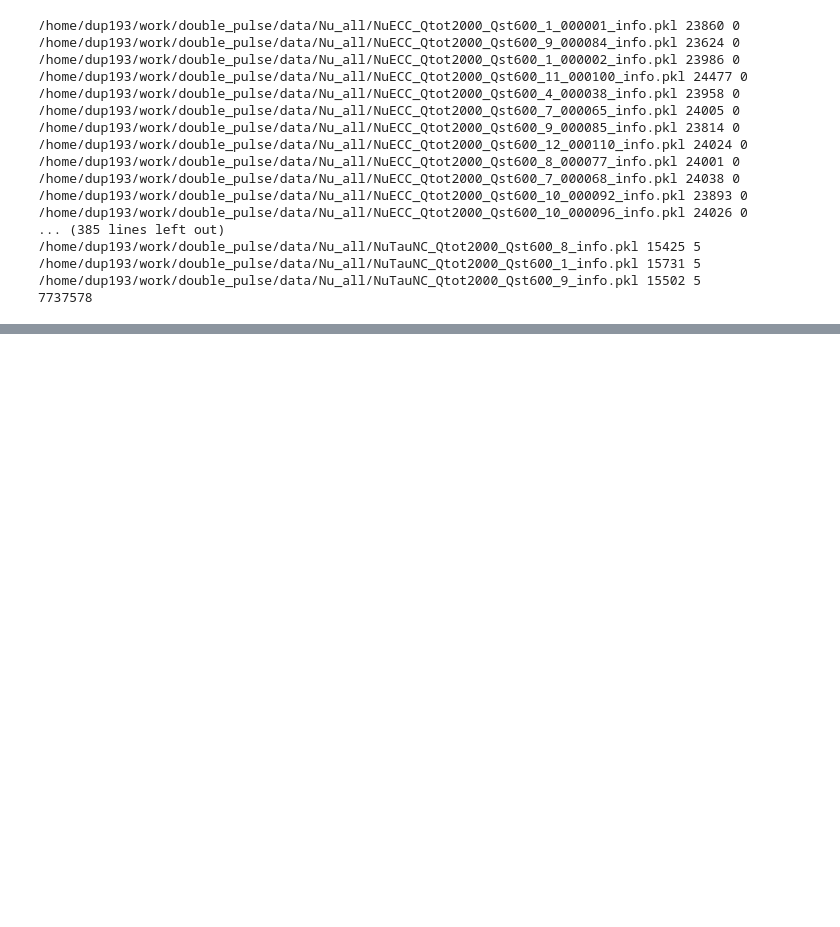
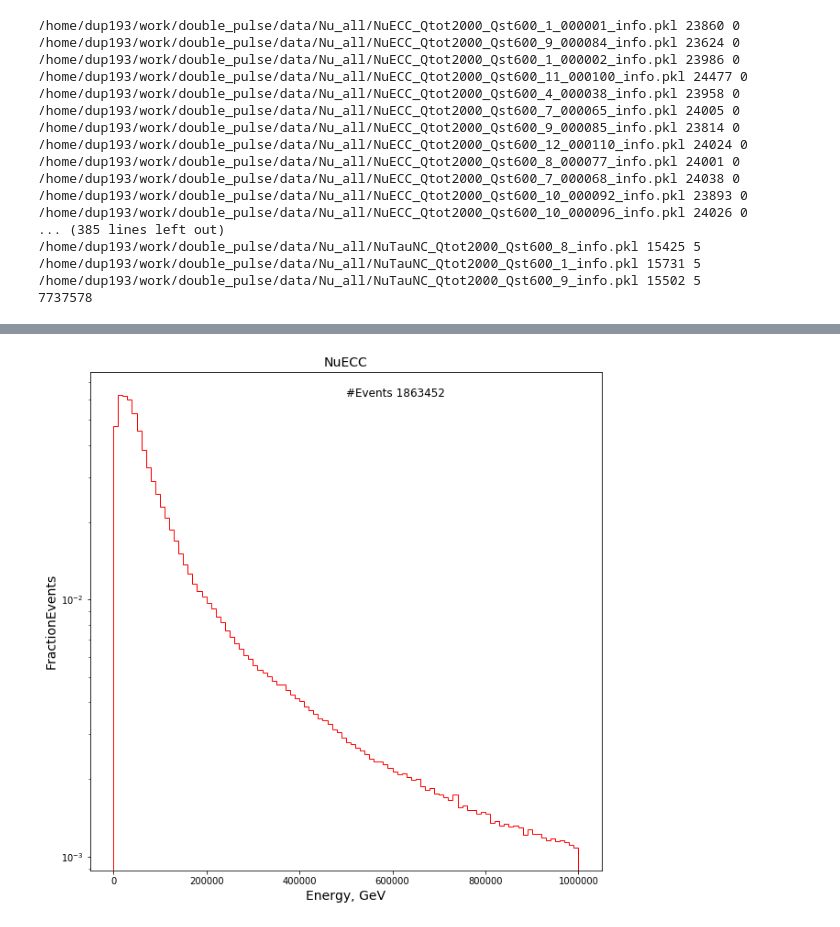
Before and after one commit to dpankova/DoublePulse, a Jupyter notebook: notebooks/DL_big_files_mmap.ipynb, the cells around one changed output, grey strips where cells are left out. Saved outputs shown, nothing was run; the diff lists cells and outputs as text; code cells hidden in the pictures; blank space fills up the shorter version.

```diff
--- a/notebooks/DL_big_files_mmap.ipynb
+++ b/notebooks/DL_big_files_mmap.ipynb
@@ -135,0 +187,4 @@ print(len(nu_files))
+# %%
+Plot(new_en_e_cc, 'NuECC', r= [0, 1000000], scale = 'linear')
+# %% [output]
+[figure, added]
```
Also changed, not shown: parts of 27 cells of this notebook, 1 other file.
